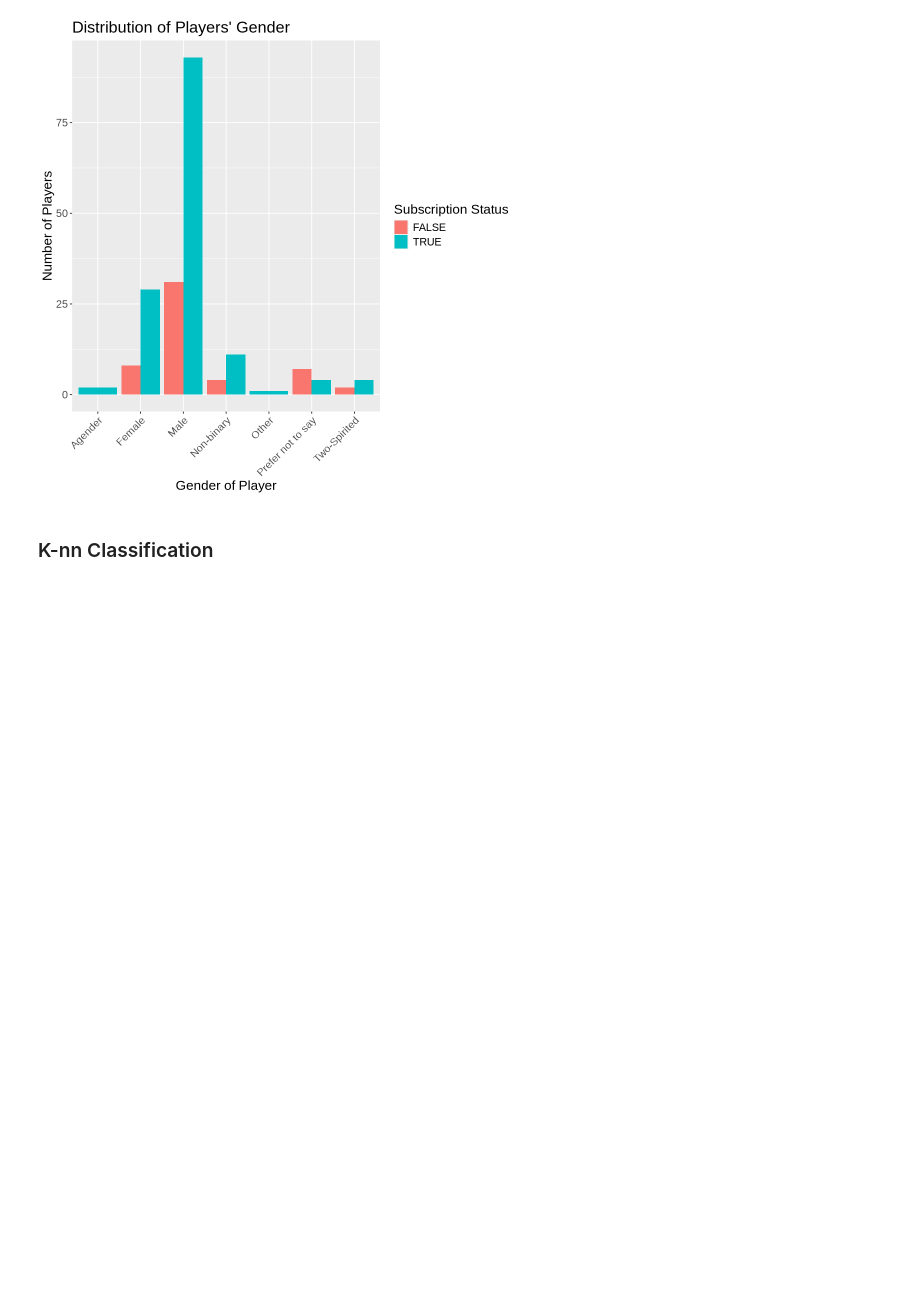
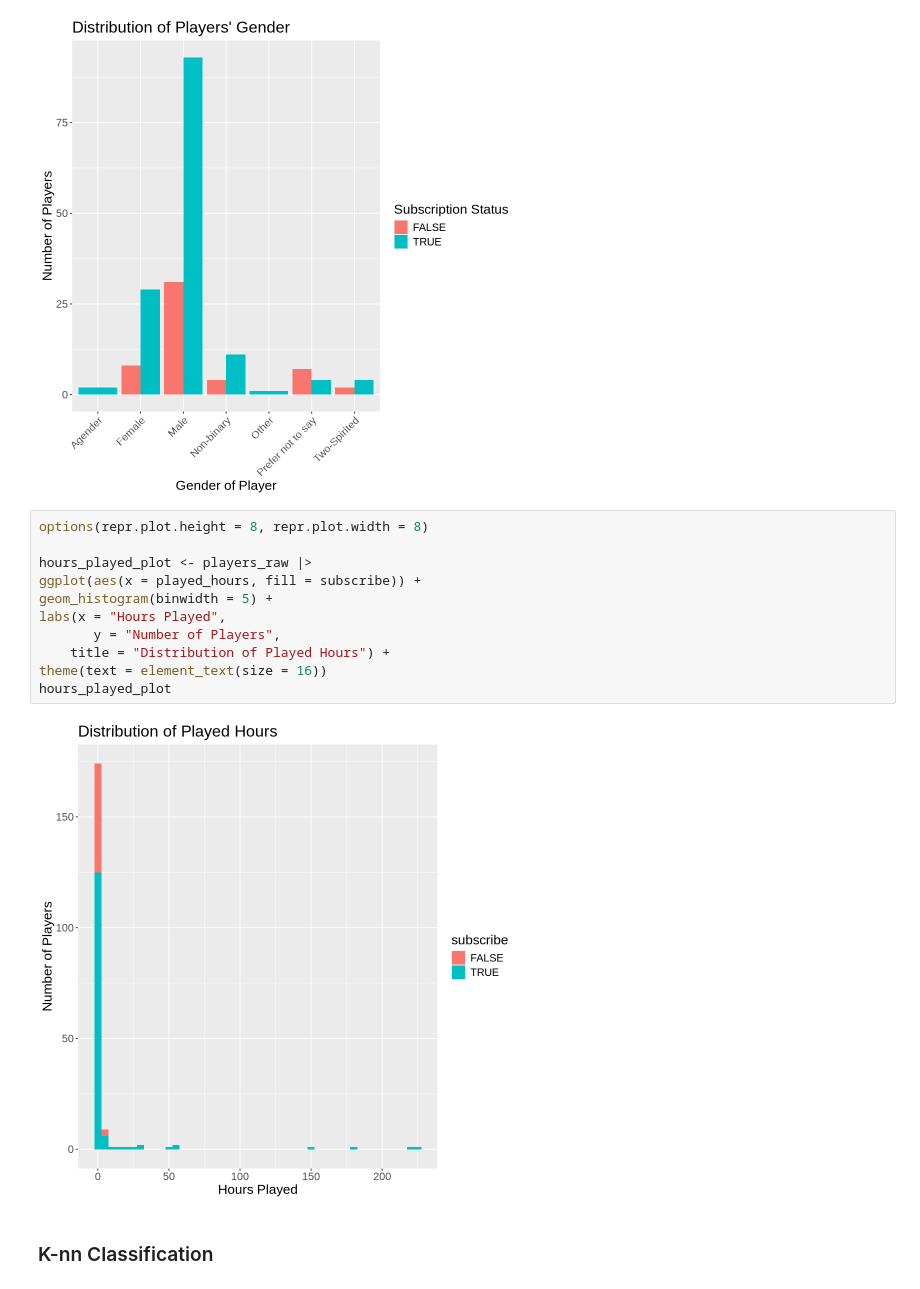
Before and after one commit to RealBabyPotato/DSCI-100-Final-Project, a Jupyter notebook: FinalProject.ipynb, the cells around one changed output. Cells and saved outputs as stored; diff of their text form; blank space fills up the shorter version.

Commit message:
visualization changes
addition of two graphs

```diff
--- a/FinalProject.ipynb
+++ b/FinalProject.ipynb
@@ -143,6 +143,19 @@ theme(text = element_text(size = 16))
 gender_plot
 # %% [output]
 [figure]
+# %%
+options(repr.plot.height = 8, repr.plot.width = 8)
+
+hours_played_plot <- players_raw |>
+ggplot(aes(x = played_hours, fill = subscribe)) +
+geom_histogram(binwidth = 5) +
+labs(x = "Hours Played",
+       y = "Number of Players",
+    title = "Distribution of Played Hours") +
+theme(text = element_text(size = 16))
+hours_played_plot
+# %% [output]
+[figure, added]
 # %% [markdown]
 <h3>K-nn Classification</h3>
 # %%
```
